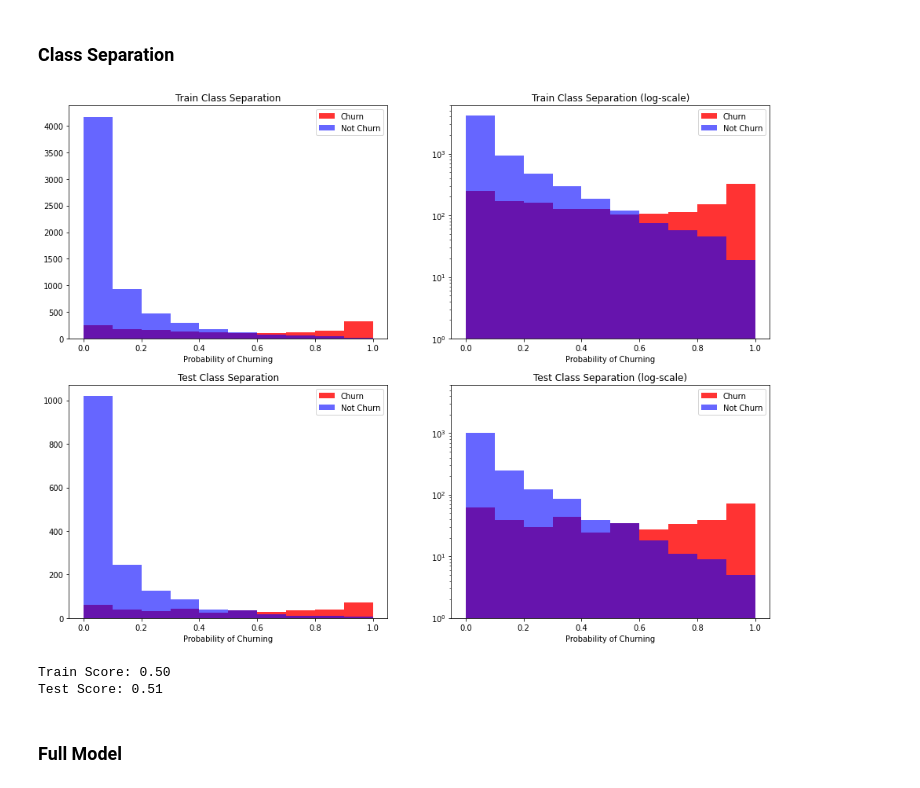
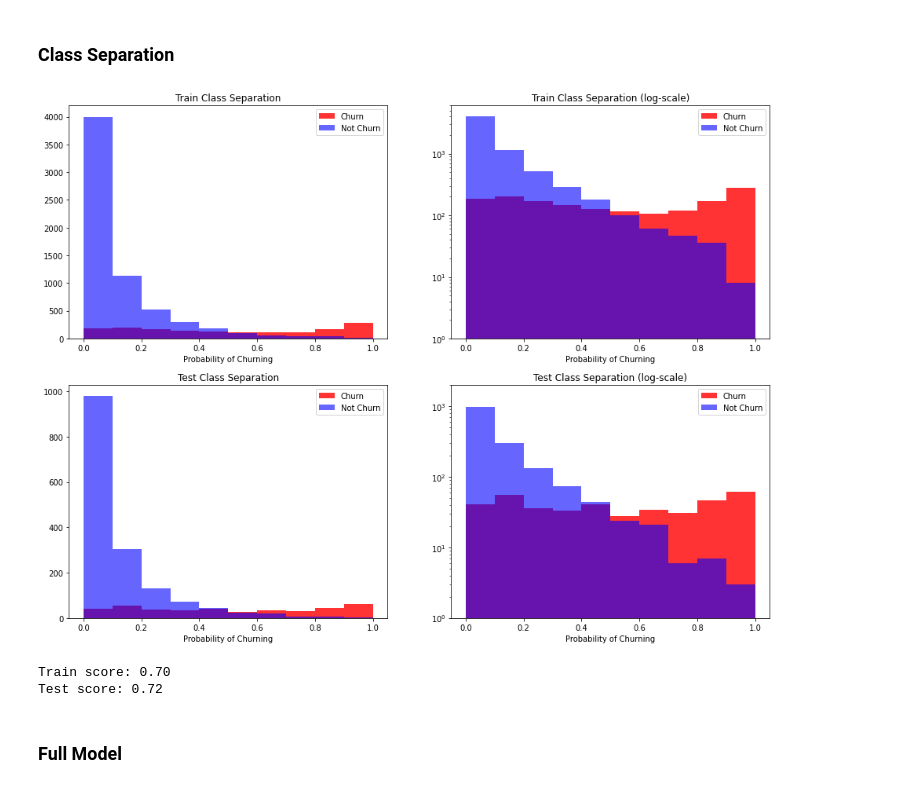
Before and after one commit to gcsantucci/churn_TopBank, a Jupyter notebook: churn_analysis.ipynb, the cells around one changed output. Drawn from its saved outputs; the diff is of its cells as text; code cells hidden in the pictures.

Commit message:
new hyper-parameters search, better results

```diff
--- a/churn_analysis.ipynb
+++ b/churn_analysis.ipynb
@@ -227,6 +229,10 @@ def print_prop3(table):
     print(f'Proportion of Germany that Churned: {100.*b2/tot2:.2f}%')
 # %% [markdown]
 ### Lift Curve
+# %%
+def precision_recall_auc(y, y_pred, **kwargs):
+    precision, recall, thresholds = precision_recall_curve(y, y_pred)
+    return auc(recall, precision)
 # %%
 def get_lift_gain(y, y_pred, step=0.1, model='Model', plot=False):
     aux_lift = pd.DataFrame()
@@ -1302,7 +1306,7 @@ means = []
 stds = []
 for model, name in zip(models, model_names):
     pipe = make_pipeline(ct, model)
-    cv = cross_val_score(pipe, X, y, cv=10, scoring=scoring)
+    cv = cross_val_score(pipe, X_train, y_train, cv=10, scoring=scoring)
     mean, std = cv.mean(), cv.std()
     means.append(mean)
     stds.append(std)
@@ -1718,10 +1677,0 @@ params
-# %%
-nfolds = 5
-param_comb = 15
-
-#grid = GridSearchCV(pipe, params, cv=nfolds, scoring='recall', n_jobs=4)
-grid = RandomizedSearchCV(pipe, param_distributions=params, n_iter=param_comb,
-                                   scoring='recall', n_jobs=4, cv=nfolds,
-                                   verbose=3, random_state=1001 )
-
-grid.fit(X_train, y_train);
@@ -1754,0 +1748,26 @@ results_random[['mean_test_score', 'std_test_score', 'RMS_Mean']]
+# %%
+clf_name = 'xgbclassifier'
+
+params = {}
+params[f'{clf_name}__learning_rate']    = [0.1, 0.2, 0.3]
+params[f'{clf_name}__min_child_weight'] = [5, 10]
+params[f'{clf_name}__gamma']            = [1.]
+params[f'{clf_name}__subsample']        = [0.9, 1., 1.1]
+params[f'{clf_name}__colsample_bytree'] = [1.0]
+params[f'{clf_name}__max_depth']        = [3, 5]
+
+nfolds = 8
+scorer = make_scorer(precision_recall_auc, greater_is_better=True, needs_proba=True)
+
+grid = GridSearchCV(pipe, params, cv=nfolds, scoring=scorer, n_jobs=4, verbose=3)
+# grid = RandomizedSearchCV(pipe, param_distributions=params, n_iter=param_comb,
+#                           scoring=scorer, n_jobs=-1, cv=nfolds,
+#                           verbose=3, random_state=1001 )
+
+grid.fit(X_train, y_train);
+
+print(grid.best_params_)
+results_random = pd.DataFrame(grid.cv_results_)
+results_random.sort_values('rank_test_score', inplace=True)
+results_random['RMS_Mean'] = 100.*results_random.std_test_score / results_random.mean_test_score
+results_random[['mean_test_score', 'std_test_score', 'RMS_Mean']]
@@ -1861,44 +1907,44 @@ fig, ax = plt.subplots(nrows=2, ncols=2, figsize=(16,12))
 bins = np.arange(0, 1.1, .1)
 ax1.hist(y_train_proba[y_train.astype(bool)], bins=bins, color='red', label='Churn', alpha=.8)
 ax1.hist(y_train_proba[~y_train.astype(bool)], bins=bins, color='blue', label='Not Churn', alpha=.6)
 ax1.set_title('Train Class Separation')
 ax1.set_xlabel('Probability of Churning')
 ax1.legend()
 
 ax2.hist(y_train_proba[y_train.astype(bool)], bins=bins, color='red', label='Churn', alpha=.8, log=True)
 ax2.hist(y_train_proba[~y_train.astype(bool)], bins=bins, color='blue', label='Not Churn', alpha=.6, log=True)
 ax2.set_title('Train Class Separation (log-scale)')
 ax2.set_xlabel('Probability of Churning')
 ax2.set_ylim(1, 6000)
 ax2.legend()
 
 bins = np.arange(0, 1.1, .1)
 ax3.hist(y_test_proba[y_test.astype(bool)], bins=bins, color='red', label='Churn', alpha=.8)
 ax3.hist(y_test_proba[~y_test.astype(bool)], bins=bins, color='blue', label='Not Churn', alpha=.6)
 ax3.set_title('Test Class Separation')
 ax3.set_xlabel('Probability of Churning')
 ax3.legend()
 
 ax4.hist(y_test_proba[y_test.astype(bool)], bins=bins, color='red', label='Churn', alpha=.8, log=True)
 ax4.hist(y_test_proba[~y_test.astype(bool)], bins=bins, color='blue', label='Not Churn', alpha=.6, log=True)
 ax4.set_title('Test Class Separation (log-scale)')
 ax4.set_xlabel('Probability of Churning')
-ax4.set_ylim(1, 6000)
+ax4.set_ylim(1, 2000)
 ax4.legend()
 
 plt.savefig('images/class_separation.png')
 plt.show()
 # %% [output]
-[figure, old version]
+[figure, new version]
 # %%
 train_score = grid.best_score_
-test_score = sk_recall_score(y_test, pipe.predict(X_test))
+test_score = precision_recall_auc(y_test, y_test_proba)
 
-print(f'Train Score: {train_score:.2f}')
-print(f'Test Score: {test_score:.2f}')
+print(f'Train score: {train_score:.2f}')
+print(f'Test score: {test_score:.2f}')
 # %% [output]
-Train Score: 0.50
-Test Score: 0.51
+Train score: 0.70
+Test score: 0.72
 # %% [markdown]
 ### Full Model
 # %%
```
Also changed, not shown: parts of 48 cells of this notebook, 7 other files.
